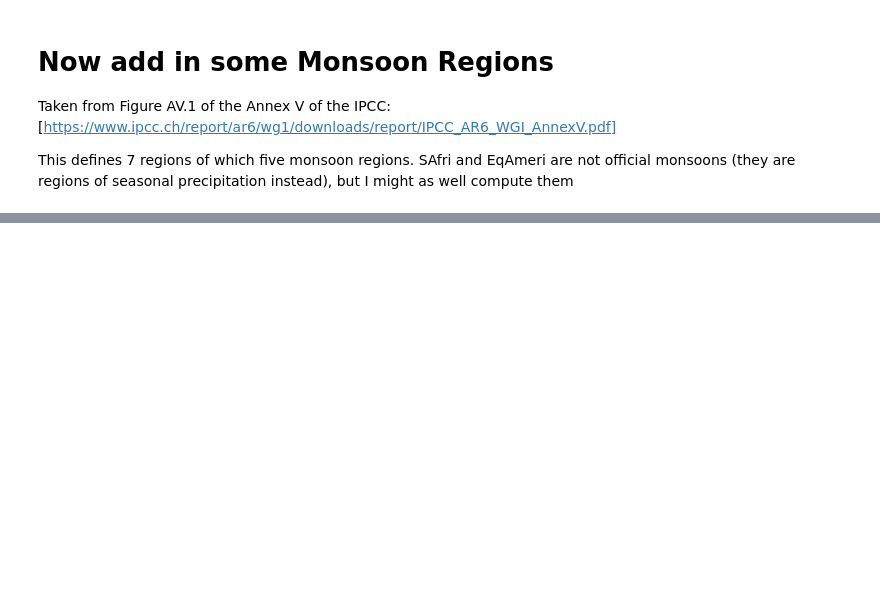
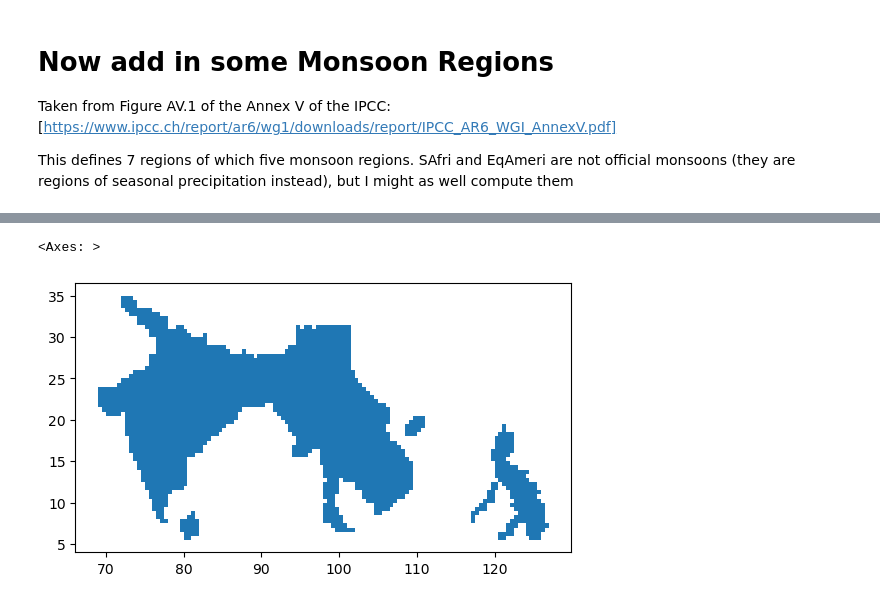
Before and after one commit to pmip4/CVDP-ncl, a Jupyter notebook: misc_scripts/make_AR6_region_mask.ipynb, the cells around one changed output, grey strips where cells are left out. Cells and saved outputs as stored; diff of their text form; code cells hidden in the pictures; blank space fills up the shorter version.

```diff
--- a/misc_scripts/make_AR6_region_mask.ipynb
+++ b/misc_scripts/make_AR6_region_mask.ipynb
@@ -76,2 +194,8 @@ AR6_monsoons
 # %%
-#Next we need to open monsoon.geojson (from https://github.com/IPCC-WG1/Atlas/blob/main/reference-regions/monsoons.geojson) and start applying that to the split between the Asian monsoons.
+#Next we need to open monsoons.geojson (from https://github.com/IPCC-WG1/Atlas/blob/main/reference-regions/monsoons.geojson) and start applying that to the split between the Asian monsoons.
+gdf = gpd.read_file('monsoons.geojson')
+sasia = gdf[gdf['name'] == 'SAsiaM']
+sasia.plot()
+# %% [output]
+<Axes: >
+[figure, added]
```
Also changed, not shown: parts of 13 cells of this notebook, 1 other file.
